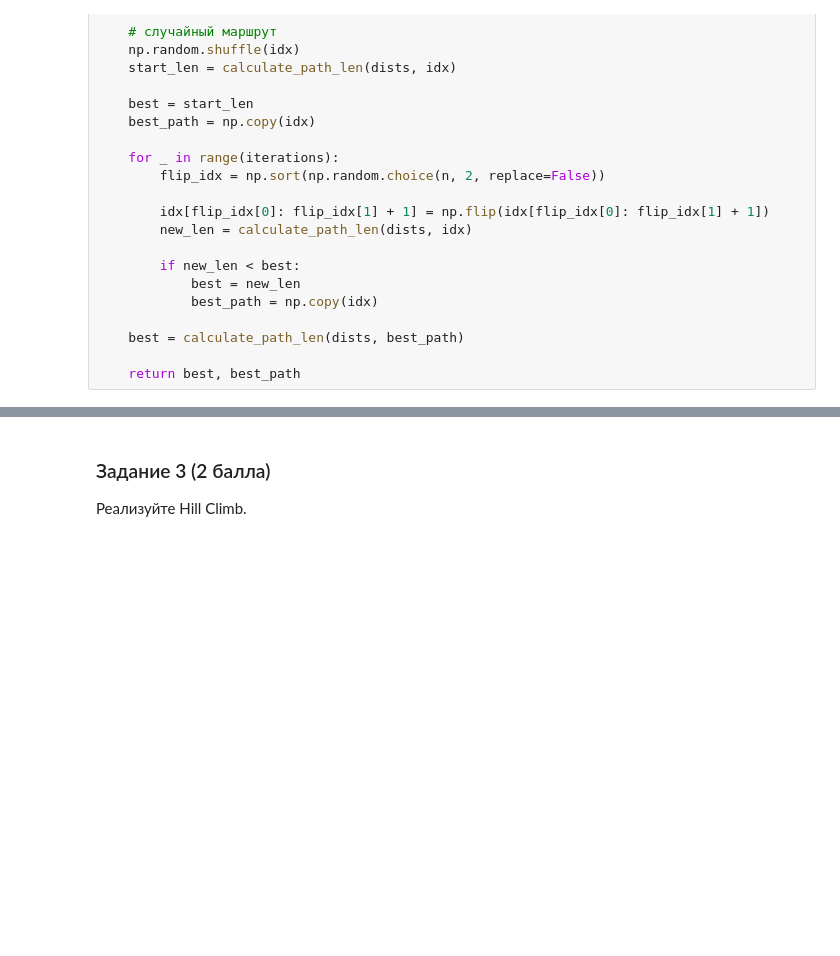
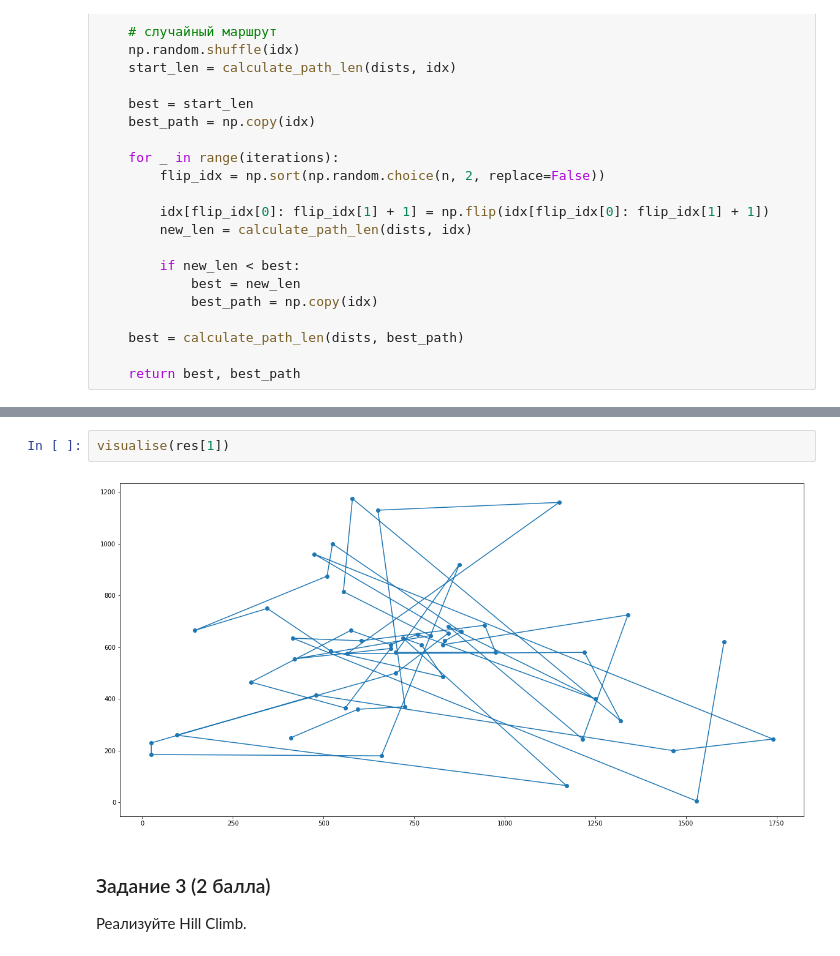
Before and after one commit to NikKonst/ib_ml_hw1, a Jupyter notebook: HW9_local_and_global_search.ipynb, the cells around one changed output, grey strips where cells are left out. Drawn from its saved outputs; the diff is of its cells as text; blank space fills up the shorter version.

```diff
--- a/HW9_local_and_global_search.ipynb
+++ b/HW9_local_and_global_search.ipynb
@@ -104,3 +117,7 @@ random_walk(dists)
+# %%
+visualise(res[1])
+# %% [output]
+[figure, added]
 # %% [markdown]
 ### Задание 3 (2 балла)
 
```
Also changed, not shown: parts of 18 cells of this notebook.
